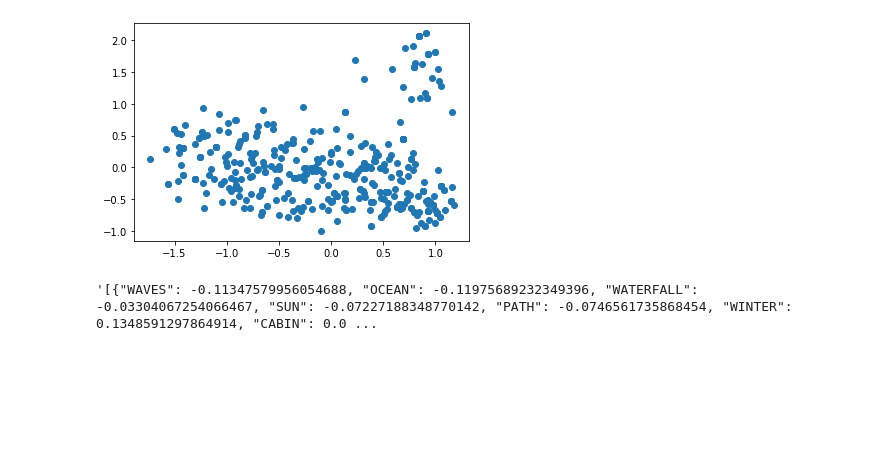
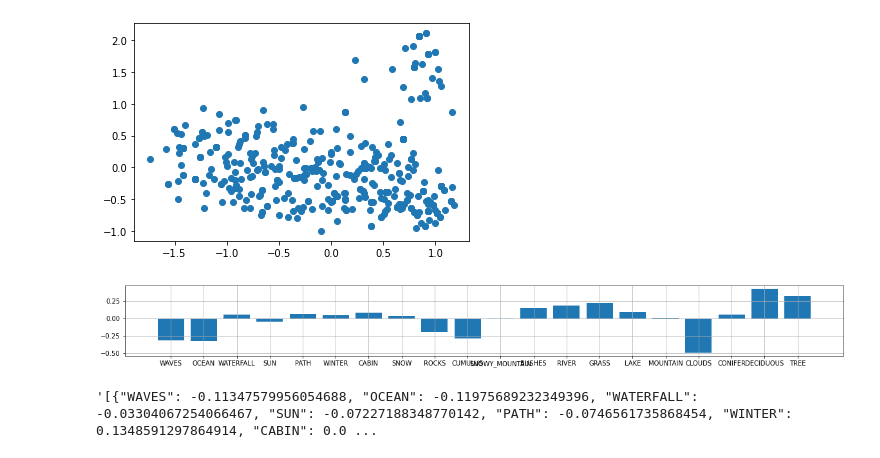
Before and after one commit to davibarreira/Data_Vis_FGV-, a Jupyter notebook: assignment2/sandbox.ipynb, the cells around one changed output. Drawn from its saved outputs; the diff is of its cells as text; code cells hidden in the pictures; blank space fills up the shorter version.

```diff
--- a/assignment2/sandbox.ipynb
+++ b/assignment2/sandbox.ipynb
@@ -39,6 +39,12 @@ plt.plot(-proj_data[:,0],-proj_data[:,1],'o')
 # %% [output]
 [<matplotlib.lines.Line2D at 0x...>]
 [figure]
+# %%
+plt.subplots(figsize=(20, 2))
+plt.bar(attributes,pca_components[1])
+plt.grid()
+# %% [output]
+[figure, added]
 # %%
 x_loadings = dict(zip(attributes,pca_components[0]))
 y_loadings = dict(zip(attributes,pca_components[1]))
```
Also changed, not shown: 1 other file.
